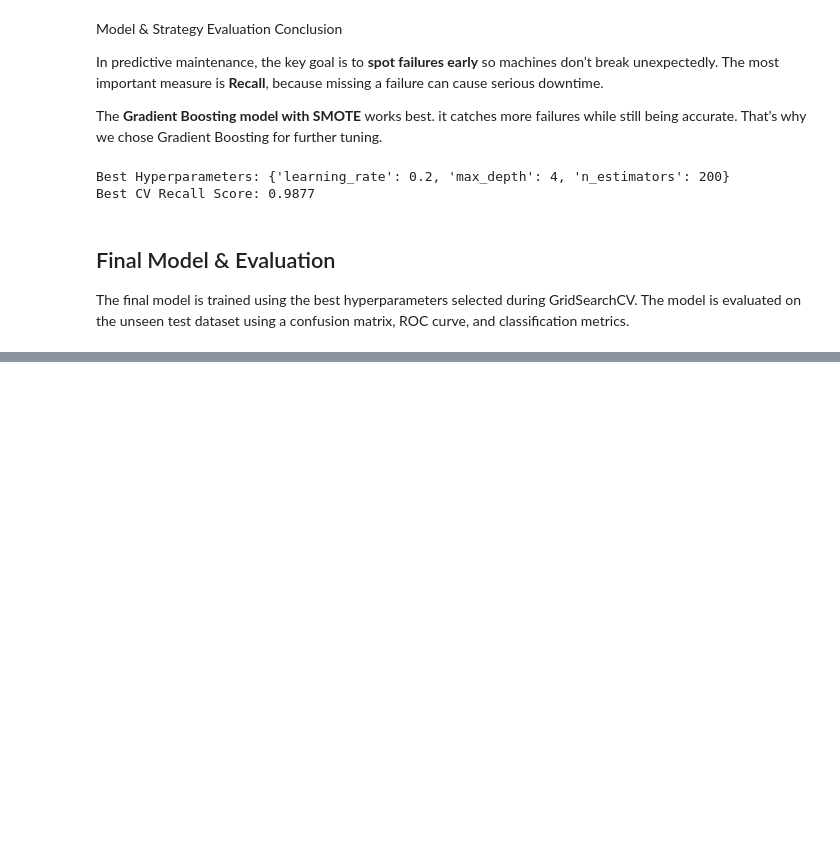
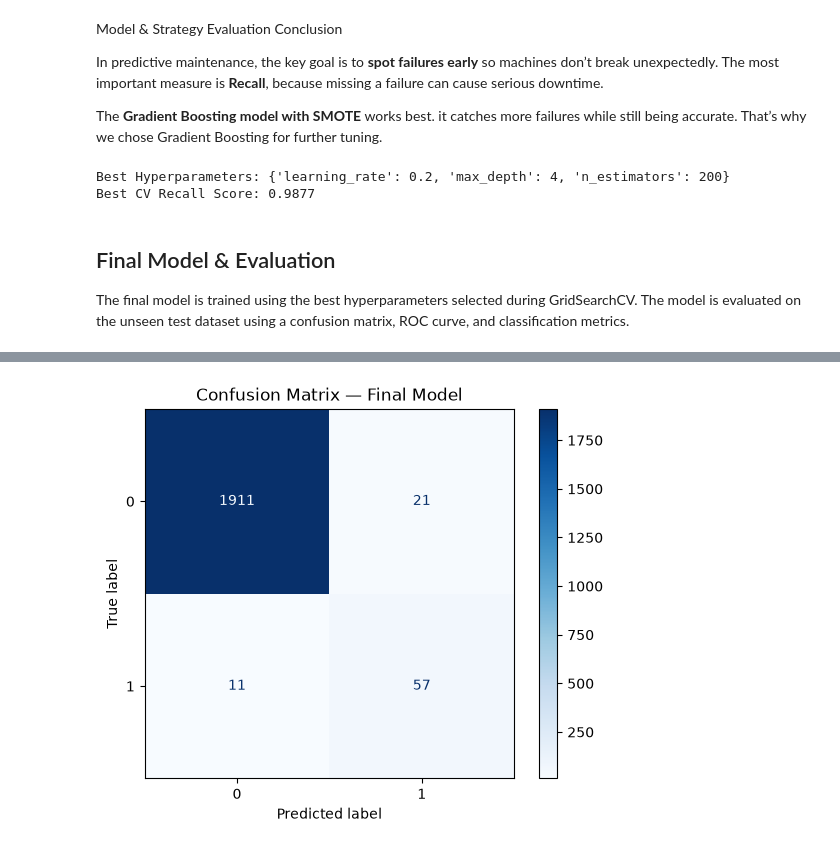
Before and after one commit to chaminduchirantha/predictive-maintenance-rul, a Jupyter notebook: notebooks/ml_final_project.ipynb, the cells around one changed output, grey strips where cells are left out. Cells and saved outputs as stored; diff of their text form; code cells hidden in the pictures; blank space fills up the shorter version.

Commit message:
update: add visualizations and improve predictive maintenance project

```diff
--- a/notebooks/ml_final_project.ipynb
+++ b/notebooks/ml_final_project.ipynb
@@ -486,0 +399,10 @@ The following examples demonstrate how the final model behaves for a normal mach
+# %%
+final_model = grid.best_estimator_
+final_model.fit(X_train_smote, y_train_smote)
+
+y_test_pred = final_model.predict(X_test_scaled)
+y_test_proba = final_model.predict_proba(X_test_scaled)[:, 1]
+
+from sklearn.metrics import classification_report
+print("Classification Report on Held-out Test Set:")
+print(classification_report(y_test, y_test_pred, target_names=['No Failure', 'Machine Failure']))
@@ -486,0 +431,8 @@ The following examples demonstrate how the final model behaves for a normal mach
+# %%
+from sklearn.metrics import ConfusionMatrixDisplay
+
+ConfusionMatrixDisplay.from_estimator(final_model, X_test_scaled, y_test, cmap='Blues')
+plt.title('Confusion Matrix — Final Model')
+plt.show()
+# %% [output]
+[figure, added]
```
Also changed, not shown: parts of 15 cells of this notebook, 1 other file.
